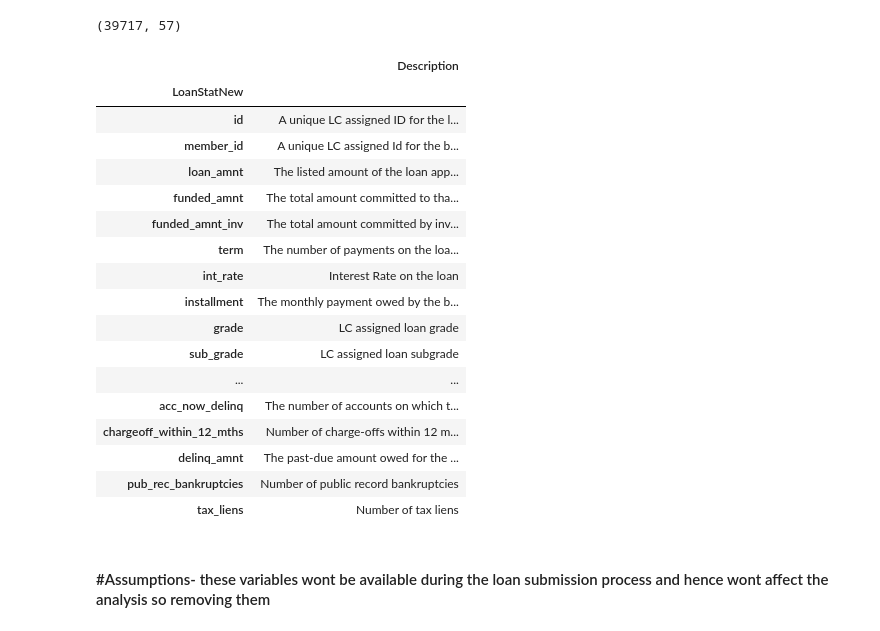
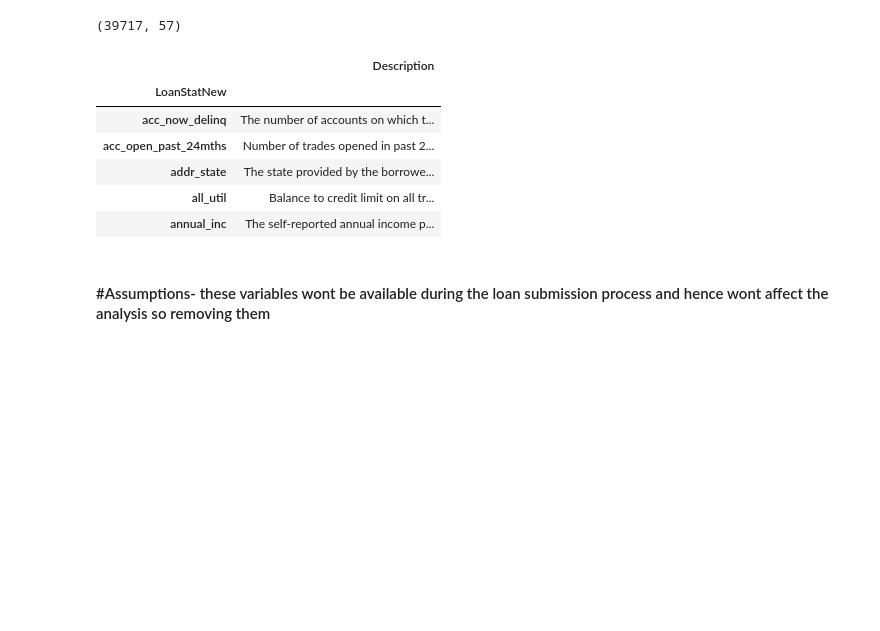
Before and after one commit to Silapada-Hansda/case_study_LG, a Jupyter notebook: Silapada_Hansda.ipynb, the cells around one changed output. Drawn from its saved outputs; the diff is of its cells as text; code cells hidden in the pictures; blank space fills up the shorter version.

```diff
--- a/Silapada_Hansda.ipynb
+++ b/Silapada_Hansda.ipynb
@@ -46,26 +46,15 @@ data_dict.dropna(how='any', axis='rows',inplace=True)
 data_dict.set_index('LoanStatNew',inplace=True)
 # %%
 pd.set_option('max_colwidth', None)
-data_dict.loc[loan_df.columns.values]
+data_dict.head()
 # %% [output]
 |  | Description |
 | LoanStatNew |  |
-| id | A unique LC assigned ID for the l... |
-| member_id | A unique LC assigned Id for the b... |
-| loan_amnt | The listed amount of the loan app... |
-| funded_amnt | The total amount committed to tha... |
-| funded_amnt_inv | The total amount committed by inv... |
-| term | The number of payments on the loa... |
-| int_rate | Interest Rate on the loan |
-| installment | The monthly payment owed by the b... |
-| grade | LC assigned loan grade |
-| sub_grade | LC assigned loan subgrade |
-| ... | ... |
 | acc_now_delinq | The number of accounts on which t... |
-| chargeoff_within_12_mths | Number of charge-offs within 12 m... |
-| delinq_amnt | The past-due amount owed for the ... |
-| pub_rec_bankruptcies | Number of public record bankruptcies |
-| tax_liens | Number of tax liens |
+| acc_open_past_24mths | Number of trades opened in past 2... |
+| addr_state | The state provided by the borrowe... |
+| all_util | Balance to credit limit on all tr... |
+| annual_inc | The self-reported annual income p... |
 # %%
 pd.reset_option('max_colwidth')
 # %% [markdown]
```
Also changed, not shown: parts of 44 cells of this notebook.
